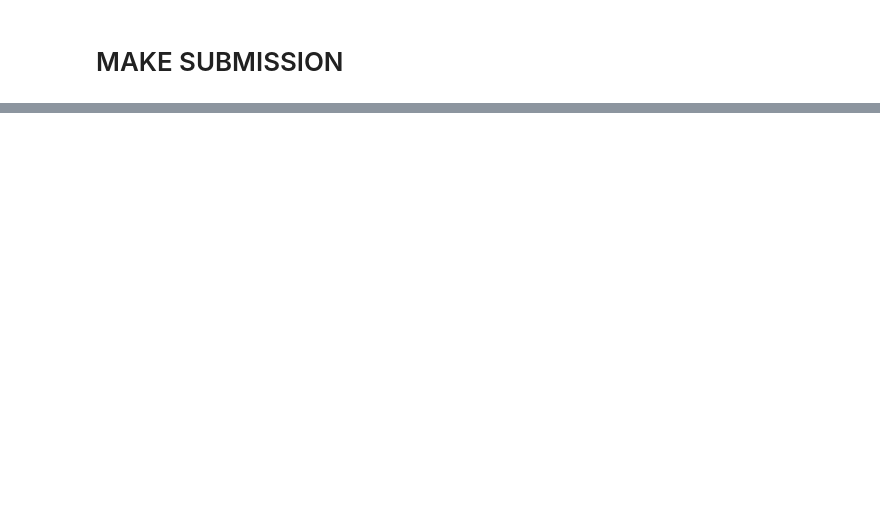
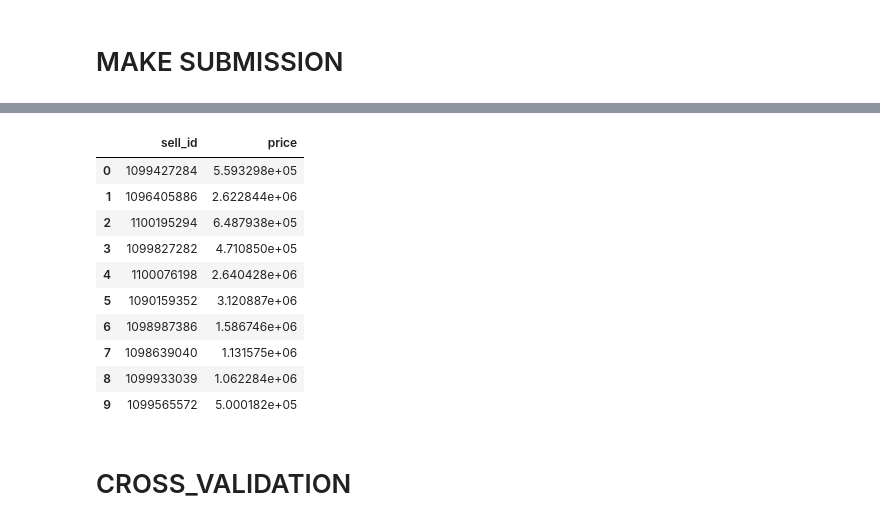
Before and after one commit to alxkzncoff/car_price_prediction_ml_dl, a Jupyter notebook: model/cat_boost_model.ipynb, the cells around one changed output, grey strips where cells are left out. Cells and saved outputs as stored; diff of their text form; code cells hidden in the pictures; blank space fills up the shorter version.

```diff
--- a/model/cat_boost_model.ipynb
+++ b/model/cat_boost_model.ipynb
@@ -254,4 +270,0 @@ MinMaxScaler(copy=True, feature_range=(0, 1))
-# %%
-test[['engine_displacement', 'engine_power', 'mileage', 'tax', 'days_in_use']] = MMS.transform(test[['engine_displacement', 'engine_power', 'mileage', 'tax', 'days_in_use']])
-
-test[['engine_displacement', 'engine_power', 'mileage', 'tax', 'days_in_use']]
@@ -287,2 +271,7 @@ array([[ 596935.33180946],
+# %%
+predict_data = Pool(data = test,
+                    cat_features =  cat_features)
+
+predict_submission = model.predict(predict_data)
 # %% [markdown]
 # MAKE SUBMISSION
@@ -339,0 +278,18 @@ display(sample_submission.head(10))
+# %%
+sample_submission['price'] = predict_submission
+sample_submission.to_csv(DATA_PATH+f'/sub_cat_{round((mape(y_test, test_predict_cat)*100),2)}.csv'.replace('.', '_', 1), index=False)
+display(sample_submission.head(10))
+# %% [output]
+|  | sell_id | price |
+| 0 | 1099427284 | 5.593298e+05 |
+| 1 | 1096405886 | 2.622844e+06 |
+| 2 | 1100195294 | 6.487938e+05 |
+| 3 | 1099827282 | 4.710850e+05 |
+| 4 | 1100076198 | 2.640428e+06 |
+| 5 | 1090159352 | 3.120887e+06 |
+| 6 | 1098987386 | 1.586746e+06 |
+| 7 | 1098639040 | 1.131575e+06 |
+| 8 | 1099933039 | 1.062284e+06 |
+| 9 | 1099565572 | 5.000182e+05 |
+# %% [markdown]
+# CROSS_VALIDATION
```
Also changed, not shown: parts of 37 cells of this notebook.
